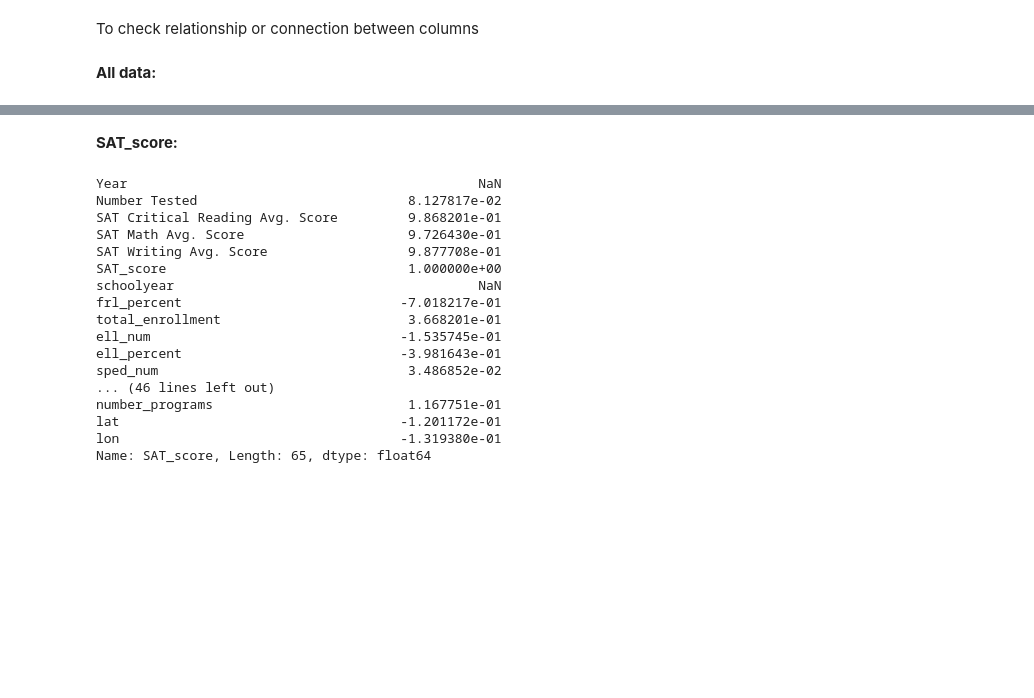
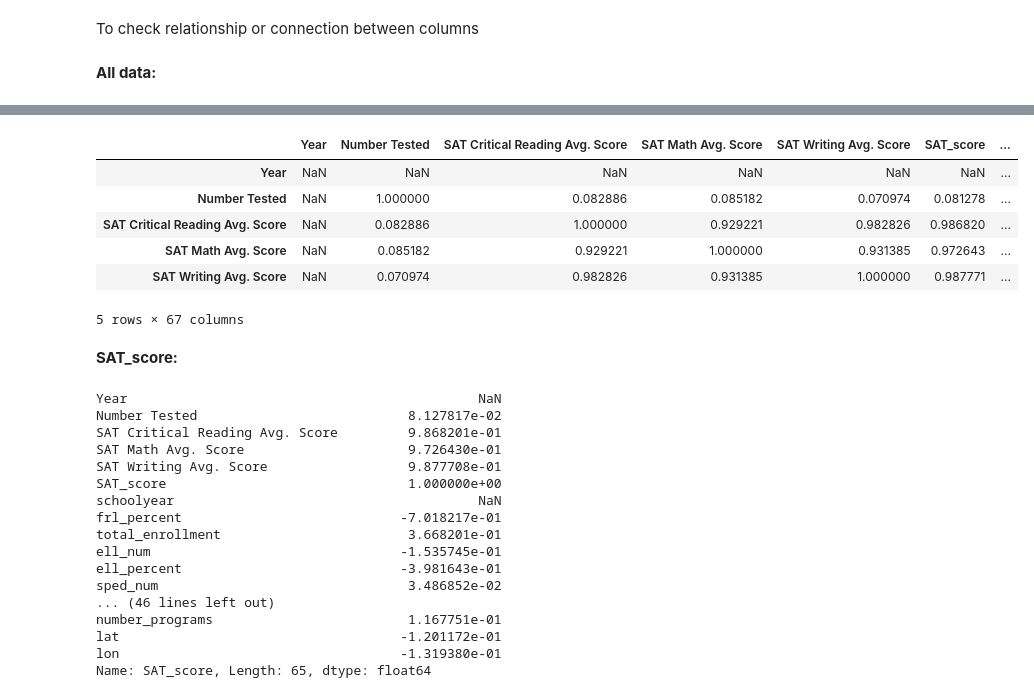
Before and after one commit to PukkaPad/data-storytelling-SAT-NewYork, a Jupyter notebook: utils/DataStorytelling-SAT-NewYork.ipynb, the cells around one changed output, grey strips where cells are left out. Cells and saved outputs as stored; diff of their text form; code cells hidden in the pictures; blank space fills up the shorter version.

```diff
--- a/utils/DataStorytelling-SAT-NewYork.ipynb
+++ b/utils/DataStorytelling-SAT-NewYork.ipynb
@@ -680,3 +683,13 @@ if IN_JUPYTER:
+# %%
+corr.head()
+# %% [output]
+|  | Year | Number Tested | SAT Critical Reading Avg. Score | SAT Math Avg. Score | SAT Writing Avg. Score | SAT_score | ... |
+| Year | NaN | NaN | NaN | NaN | NaN | NaN | ... |
+| Number Tested | NaN | 1.000000 | 0.082886 | 0.085182 | 0.070974 | 0.081278 | ... |
+| SAT Critical Reading Avg. Score | NaN | 0.082886 | 1.000000 | 0.929221 | 0.982826 | 0.986820 | ... |
+| SAT Math Avg. Score | NaN | 0.085182 | 0.929221 | 1.000000 | 0.931385 | 0.972643 | ... |
+| SAT Writing Avg. Score | NaN | 0.070974 | 0.982826 | 0.931385 | 1.000000 | 0.987771 | ... |
+5 rows × 67 columns
 # %% [markdown]
 **SAT_score:**
 # %%
```
Also changed, not shown: parts of 2 cells of this notebook, 9 other files.
